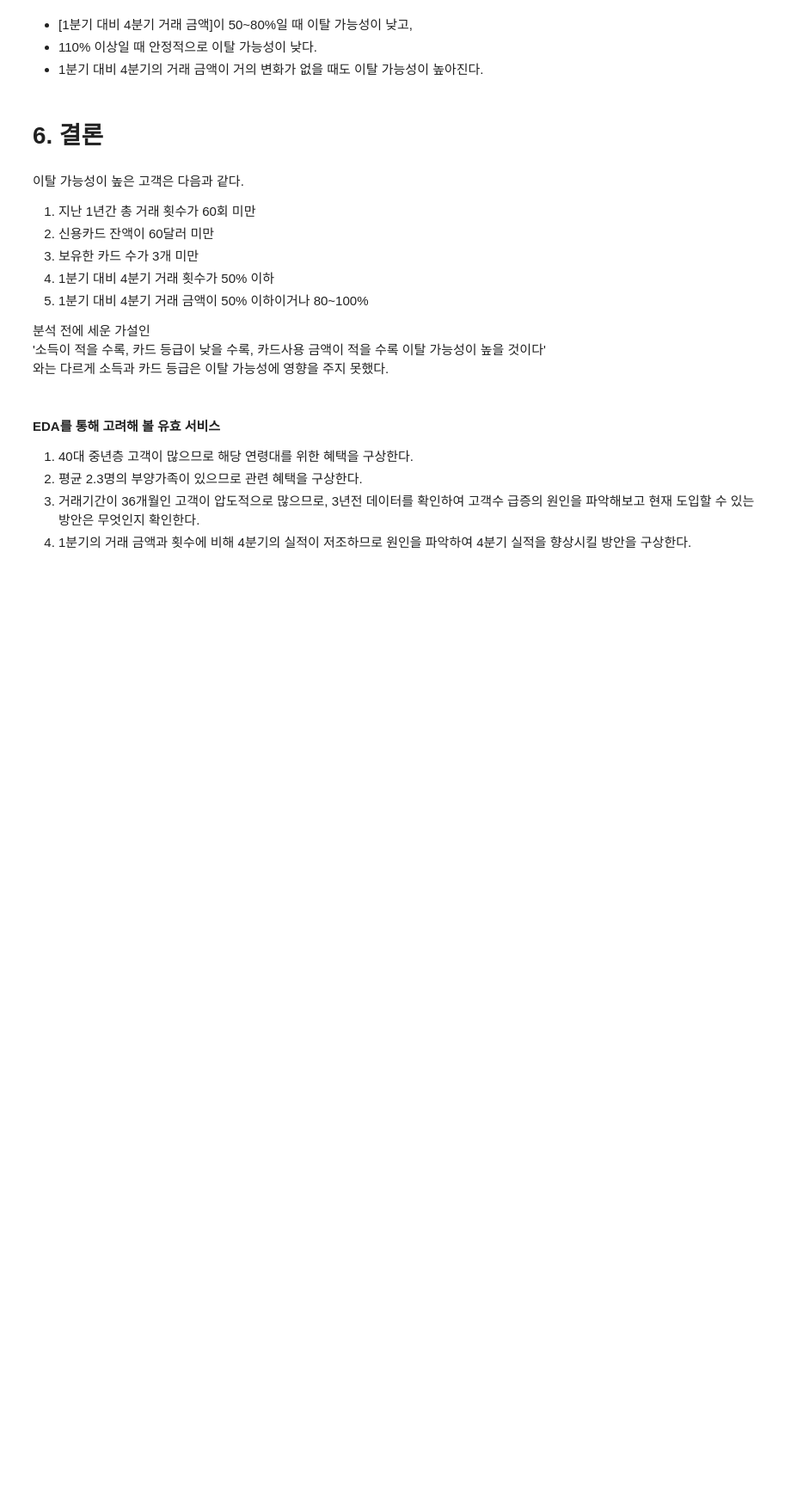
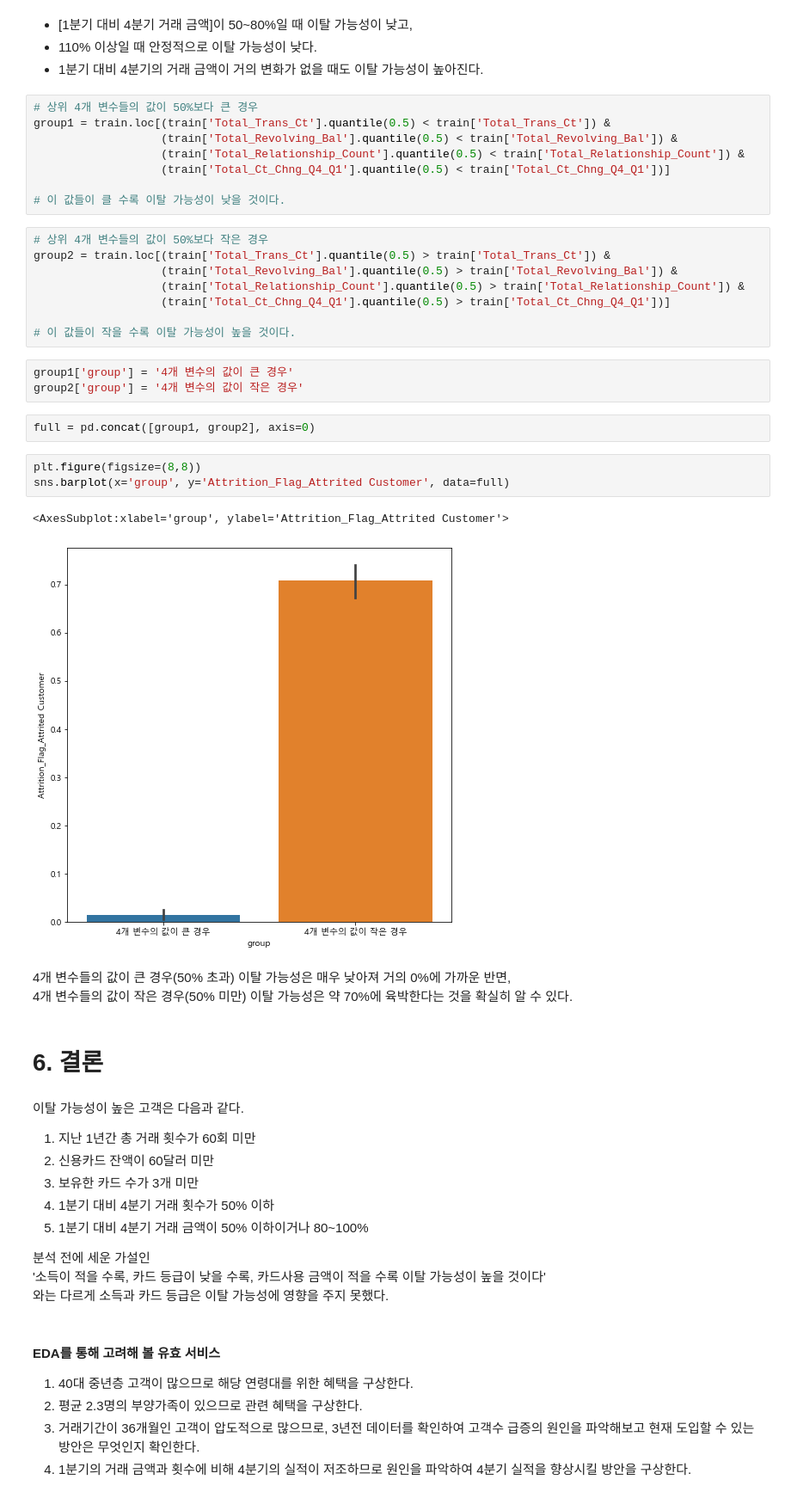
Before and after one commit to Jeong-Bin/DA-PROJECT, a Jupyter notebook: PROJECT_6 신용카드 고객 분석 및 이탈고객 예측.ipynb, the cells around one changed output. Shown at 86% size. Saved outputs shown, nothing was run; the diff lists cells and outputs as text; blank space fills up the shorter version.

```diff
--- a/PROJECT_6 신용카드 고객 분석 및 이탈고객 예측.ipynb
+++ b/PROJECT_6 신용카드 고객 분석 및 이탈고객 예측.ipynb
@@ -750,6 +736,36 @@ shap.dependence_plot('Total_Amt_Chng_Q4_Q1', shap_values, train[input_var])
 - [1분기 대비 4분기 거래 금액]이 50~80%일 때 이탈 가능성이 낮고,
 - 110% 이상일 때 안정적으로 이탈 가능성이 낮다.
 - 1분기 대비 4분기의 거래 금액이 거의 변화가 없을 때도 이탈 가능성이 높아진다.
+# %%
+# 상위 4개 변수들의 값이 50%보다 큰 경우
+group1 = train.loc[(train['Total_Trans_Ct'].quantile(0.5) < train['Total_Trans_Ct']) &
+                   (train['Total_Revolving_Bal'].quantile(0.5) < train['Total_Revolving_Bal']) &
+                   (train['Total_Relationship_Count'].quantile(0.5) < train['Total_Relationship_Count']) &
+                   (train['Total_Ct_Chng_Q4_Q1'].quantile(0.5) < train['Total_Ct_Chng_Q4_Q1'])]
+
+# 이 값들이 클 수록 이탈 가능성이 낮을 것이다.
+# %%
+# 상위 4개 변수들의 값이 50%보다 작은 경우
+group2 = train.loc[(train['Total_Trans_Ct'].quantile(0.5) > train['Total_Trans_Ct']) &
+                   (train['Total_Revolving_Bal'].quantile(0.5) > train['Total_Revolving_Bal']) &
+                   (train['Total_Relationship_Count'].quantile(0.5) > train['Total_Relationship_Count']) &
+                   (train['Total_Ct_Chng_Q4_Q1'].quantile(0.5) > train['Total_Ct_Chng_Q4_Q1'])]
+
+# 이 값들이 작을 수록 이탈 가능성이 높을 것이다.
+# %%
+group1['group'] = '4개 변수의 값이 큰 경우'
+group2['group'] = '4개 변수의 값이 작은 경우'
+# %%
+full = pd.concat([group1, group2], axis=0)
+# %%
+plt.figure(figsize=(8,8))
+sns.barplot(x='group', y='Attrition_Flag_Attrited Customer', data=full)
+# %% [output]
+<AxesSubplot:xlabel='group', ylabel='Attrition_Flag_Attrited Customer'>
+[figure, added]
+# %% [markdown]
+4개 변수들의 값이 큰 경우(50% 초과) 이탈 가능성은 매우 낮아져 거의 0%에 가까운 반면,<br>
+4개 변수들의 값이 작은 경우(50% 미만) 이탈 가능성은 약 70%에 육박한다는 것을 확실히 알 수 있다.
 # %% [markdown]
 # 6. 결론
 # %% [markdown]
```
Also changed, not shown: parts of 24 cells of this notebook.
